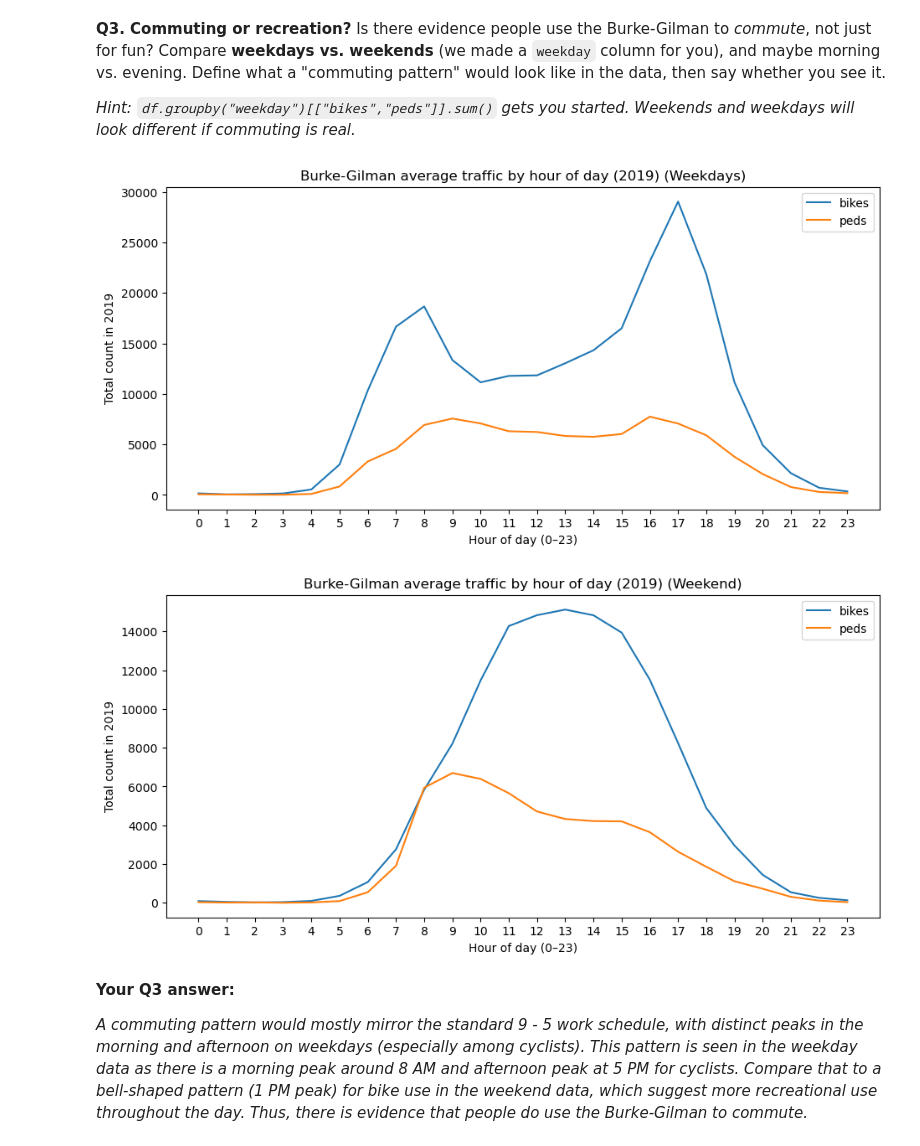
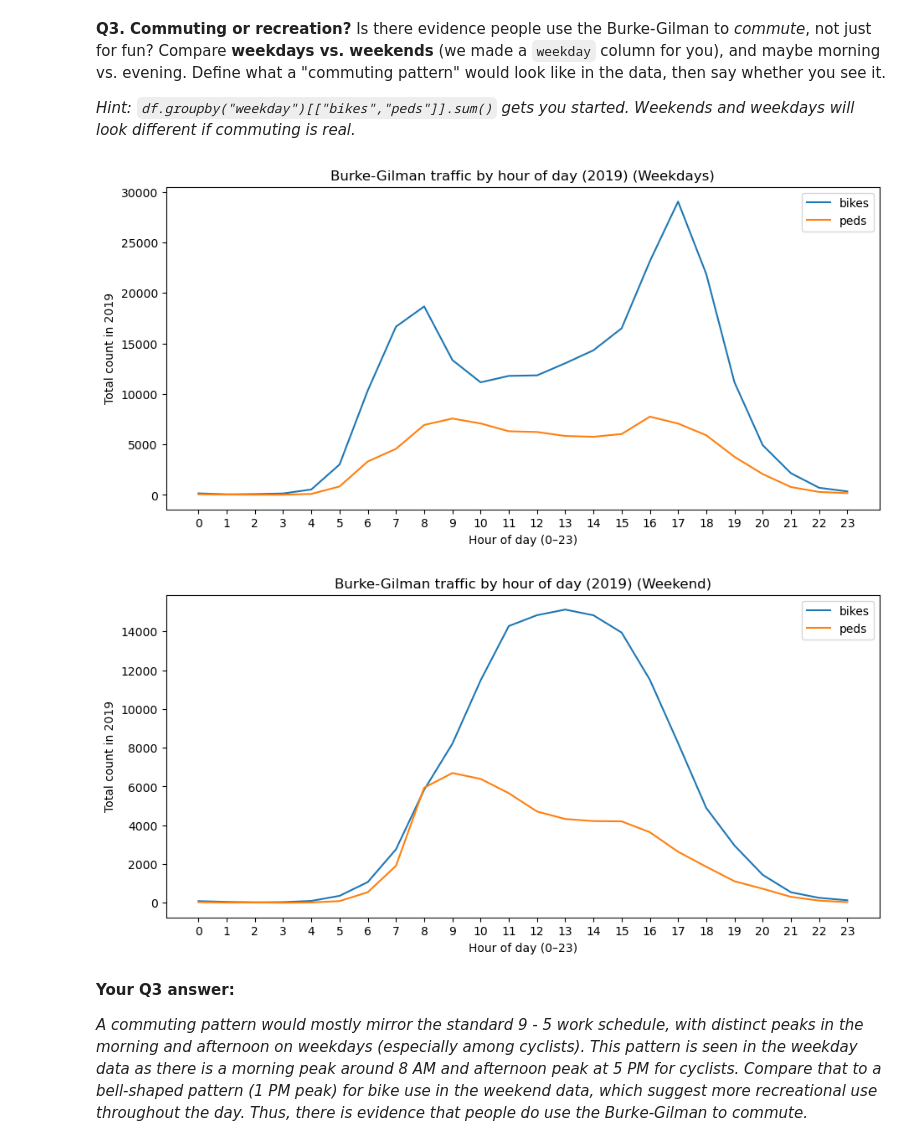
Before and after one commit to emay-20/hcde-410, a Jupyter notebook: A1/A1.ipynb, the cells around one changed output. Drawn from its saved outputs; the diff is of its cells as text; code cells hidden in the pictures.

```diff
--- a/A1/A1.ipynb
+++ b/A1/A1.ipynb
@@ -221,34 +221,34 @@ Is there evidence people use the Burke-Gilman to *commute*, not just for fun? Co
 # %%
 # Your code for Q3
 
 # Group every row by its day of the week, and sum bikes and peds within each day
 by_weekday = df.groupby("weekday")[["bikes", "peds"]].sum()
 
 # Separate the days into weekdays and weekend
 df["day_type"] = df["weekday"].apply(
     lambda day: "Weekend" if day in ["Saturday", "Sunday"] else "Weekday"
 )
 
 by_hour_day_type = df.groupby(["day_type", "hour"])[["bikes", "peds"]].sum()
 
 # Weekday hourly traffic plot
 by_hour_day_type.loc["Weekday"].plot(figsize=(11, 5))
-plt.title("Burke-Gilman average traffic by hour of day (2019) (Weekdays)")
+plt.title("Burke-Gilman traffic by hour of day (2019) (Weekdays)")
 plt.xlabel("Hour of day (0–23)")
 plt.ylabel("Total count in 2019")
 plt.xticks(range(0, 24))
 plt.show()
 
 # Weekend hourly traffic plot
 by_hour_day_type.loc["Weekend"].plot(figsize=(11, 5))
-plt.title("Burke-Gilman average traffic by hour of day (2019) (Weekend)")
+plt.title("Burke-Gilman traffic by hour of day (2019) (Weekend)")
 plt.xlabel("Hour of day (0–23)")
 plt.ylabel("Total count in 2019")
 plt.xticks(range(0, 24))
 plt.show()
 # %% [output]
-[figure, old version]
+[figure, new version]
-[figure, old version]
+[figure, new version]
 # %% [markdown]
 **Your Q3 answer:**
 
```
Also changed, not shown: parts of 1 cell of this notebook.
